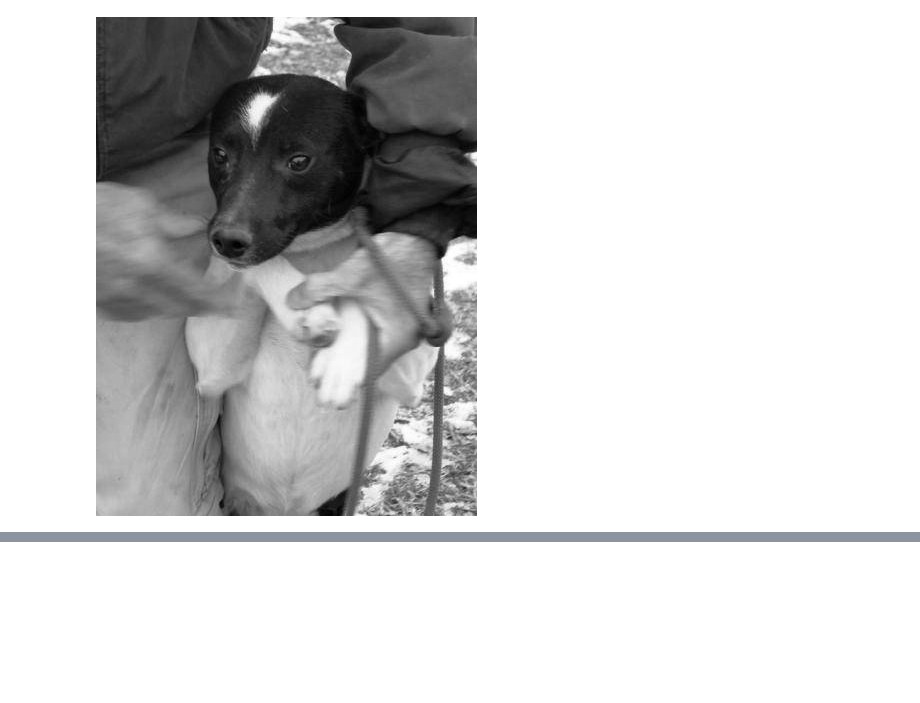
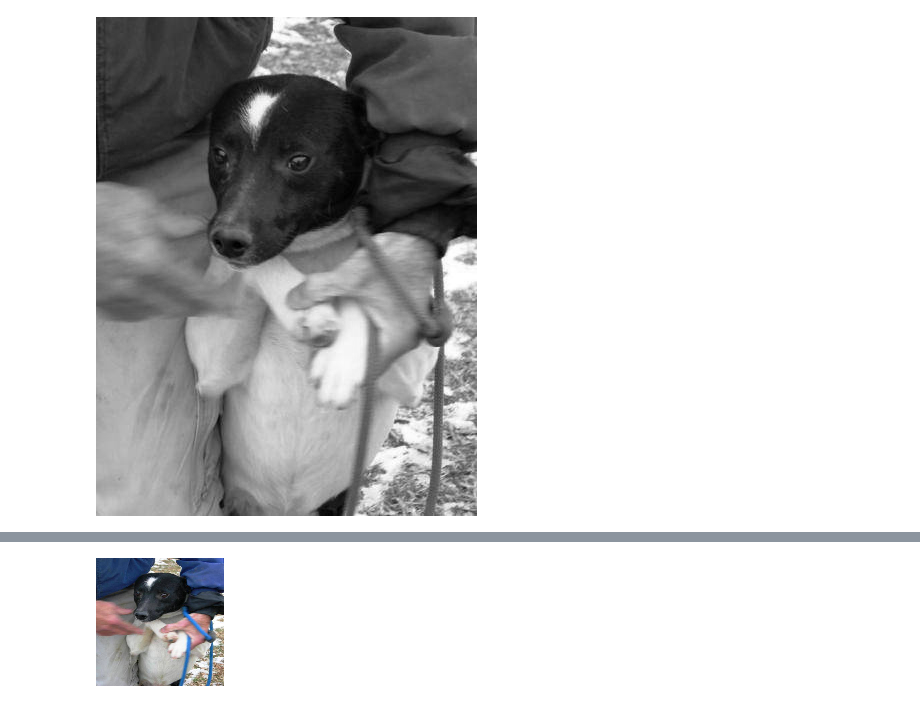
Before and after one commit to sjmiller8182/L-CompViz, a Jupyter notebook: CV-Ch1.ipynb, the cells around one changed output, grey strips where cells are left out. Saved outputs shown, nothing was run; the diff lists cells and outputs as text; code cells hidden in the pictures; blank space fills up the shorter version.

```diff
--- a/CV-Ch1.ipynb
+++ b/CV-Ch1.ipynb
@@ -23,0 +53,6 @@ pil_im.convert('L')
+# %%
+# resize an image
+pil_im = Image.open(im_path+'1.jpg')
+pil_im.resize((128,128))
+# %% [output]
+[figure, added]
```
Also changed, not shown: parts of 11 cells of this notebook.
